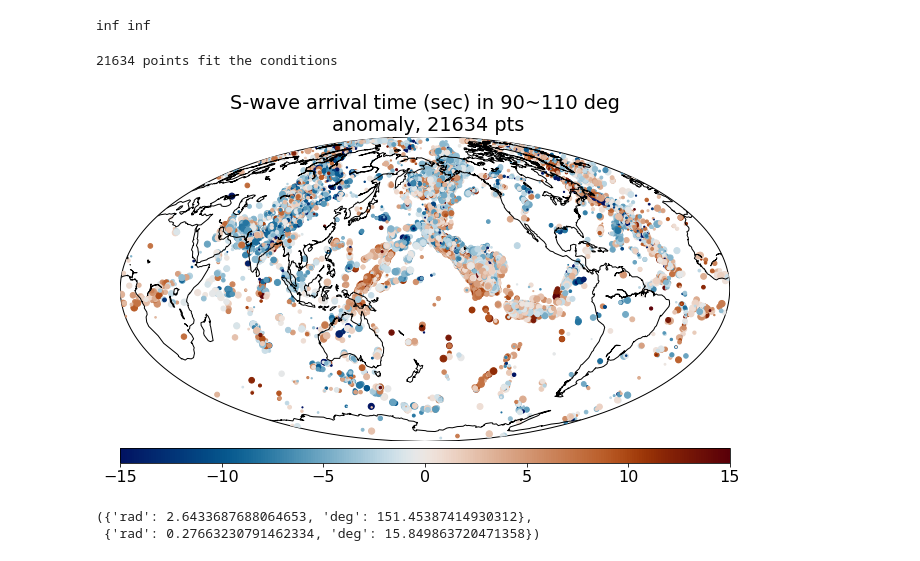
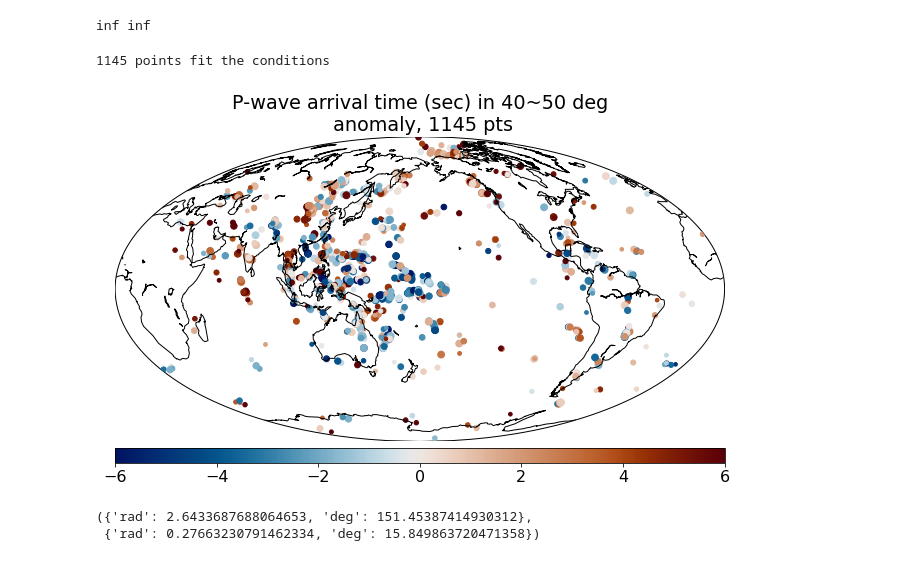
Before and after one commit to Jun1453/phasepick, a Jupyter notebook: predict.ipynb, the cells around one changed output. Drawn from its saved outputs; the diff is of its cells as text; code cells hidden in the pictures.

Commit message:
update notebook for catalog3 result plot

```diff
--- a/predict.ipynb
+++ b/predict.ipynb
@@ -681,7 +629,7 @@ import matplotlib.pyplot as plt
 # x = scatter_table['anomaly_org'].values
 # y = scatter_table['anomaly'].values
 # r = scatter_table['probability'].values
-table = pd.read_csv('updeANMO_shift5_catalog_plot_s.csv')
+table = pd.read_csv('updeANMO_shift5_catalog3_plot_s.csv')
 # table = pd.read_csv('updeANMO_shift5_plot_s.csv')
 scatter_table = table
 x = scatter_table['anomaly'].values
@@ -834,7 +782,8 @@ def fidelity_rev_p(picker1_prob, picker1_anomaly, picker2_prob, picker2_anomaly)
 # scatter_table = plot_scatter('p', (35,195), fidelity_p, x_axis='anomaly_org')
 # scatter_table = plot_scatter('p', (35,195), fidelity_rev_p, x_axis='anomaly_org', raw_prefix='updeANMO_shift5_plot', ref_prefix='updeANMO_shift_plot')
 # scatter_table = plot_scatter('s', (35,195), fidelity_rev, x_axis='anomaly_org', raw_prefix='updeANMO_shift5_fedbp_plot', ref_prefix='updeANMO_shift_plot')
-scatter_table = plot_scatter('s', (35,195), fidelity_rev, x_axis='anomaly_org', raw_prefix='updeANMO_shift5_catalog_plot', ref_prefix='updeANMO_shift_plot')
+# scatter_table = plot_scatter('s', (35,195), fidelity_rev, x_axis='anomaly_org', raw_prefix='updeANMO_shift5_catalog_plot', ref_prefix='updeANMO_shift_plot')
+scatter_table = plot_scatter('s', (35,195), fidelity_rev, x_axis='anomaly_org', raw_prefix='updeANMO_shift5_catalog3_plot', ref_prefix='updeANMO_shift_plot')
 # scatter_table = plot_scatter('p', (35,195), fidelity_rev_p, x_axis='anomaly_org', raw_prefix='updeANMO_shift5_fedbp_plot', ref_prefix='updeANMO_shift_plot')
 
 plt.show()
@@ -959,38 +908,39 @@ def plot_depthslice(phase: str, value: str, gcarc_range: set, fidelity_func, org
     if value=='anomaly_org': fidelity = (fidelity+1)
     scatter_table = table[(org_constraint(table['anomaly_org'])) & (fidelity > 0) & (table['gcarc'] > gcarc_range[0]) & (table['gcarc'] < gcarc_range[1])]
     # fidelity = table['probability'] - alpha*(abs(table['anomaly']-table['anomaly_ref']))/table['anomaly'].std()*table['probability_ref']
     # scatter_table = table[(table['anomaly_org'].isnull()) & (fidelity > 0) & (table['gcarc'] > 80)]
     # table = pd.read_csv(f'test_plot_{phase.lower()}.csv')
     # table = pd.read_csv(f'updeANMO_shift_plot_{phase.lower()}.csv')
     # scatter_table = table[(table['anomaly_org'].notnull()) & (table['probability'] > 0.7) & (table['gcarc'] > 80)]
 
     lons = scatter_table['turning_lon'].values[:]
     lats = scatter_table['turning_lat'].values[:]
     prob = scatter_table['probability'].values[:]
     anomaly = scatter_table[value].values[:]
     print(f"{sum(scatter_table[value].notnull())} points fit the conditions")
     # print(type(anomaly[0]))
 
     x, y = map(lons, lats)
     anomaly -= np.nanmean(anomaly)
 
     map.scatter(x, y, c=anomaly, s=mark_size(prob), marker='o', cmap=cm.vik)
     # map.scatter(x, y, c=anomaly, marker='o', cmap=cm.vik)
     map.colorbar(location='bottom')
     colorscale = 15 if phase.lower() == 's' else 6
     plt.clim(-colorscale, colorscale)
     plt.title(f'{phase.upper()}-wave arrival time (sec) in {gcarc_range[0]}~{gcarc_range[1]} deg\n {value}, {sum(scatter_table[value].notnull())} pts')
 
 # plot_depthslice('s', 'anomaly', (50,160), fidelity)
 # plot_depthslice('s', 'anomaly', (85,90), fidelity_rev, raw_prefix='updeANMO_shift5_plot')
-# plot_depthslice('p', 'anomaly', (75,80), fidelity_rev_p, raw_prefix='updeANMO_shift5_plot')
-plot_depthslice('s', 'anomaly', (90,110), fidelity_rev, raw_prefix='updeANMO_shift5_plot')
-# plot_depthslice('s', 'anomaly', (90,110), fidelity_rev, raw_prefix='updeANMO_shift5_catalog_plot')
+# plot_depthslice('p', 'anomaly', (90,100), fidelity_rev_p, raw_prefix='updeANMO_shift5_plot')
+plot_depthslice('p', 'anomaly', (40,50), fidelity_rev_p, raw_prefix='updeANMO_shift5_catalog3_plot')
+# plot_depthslice('s', 'anomaly', (90,110), fidelity_rev, raw_prefix='updeANMO_shift5_plot')
+# plot_depthslice('s', 'anomaly', (90,110), fidelity_rev, raw_prefix='updeANMO_shift5_catalog3_plot')
 plt.rcParams["font.size"] = 16
 plt.show()
 # %% [output]
-21634 points fit the conditions
+1145 points fit the conditions
-[figure, old version]
+[figure, new version]
 # %%
 p = GeoPoint.midpoint(_, GeoPoint(lat=-20.088,  lon=146.254), GeoPoint(lat=51.600, lon=159.330))
 p.longitude, p.latitude
```
Also changed, not shown: parts of 4 cells of this notebook.
